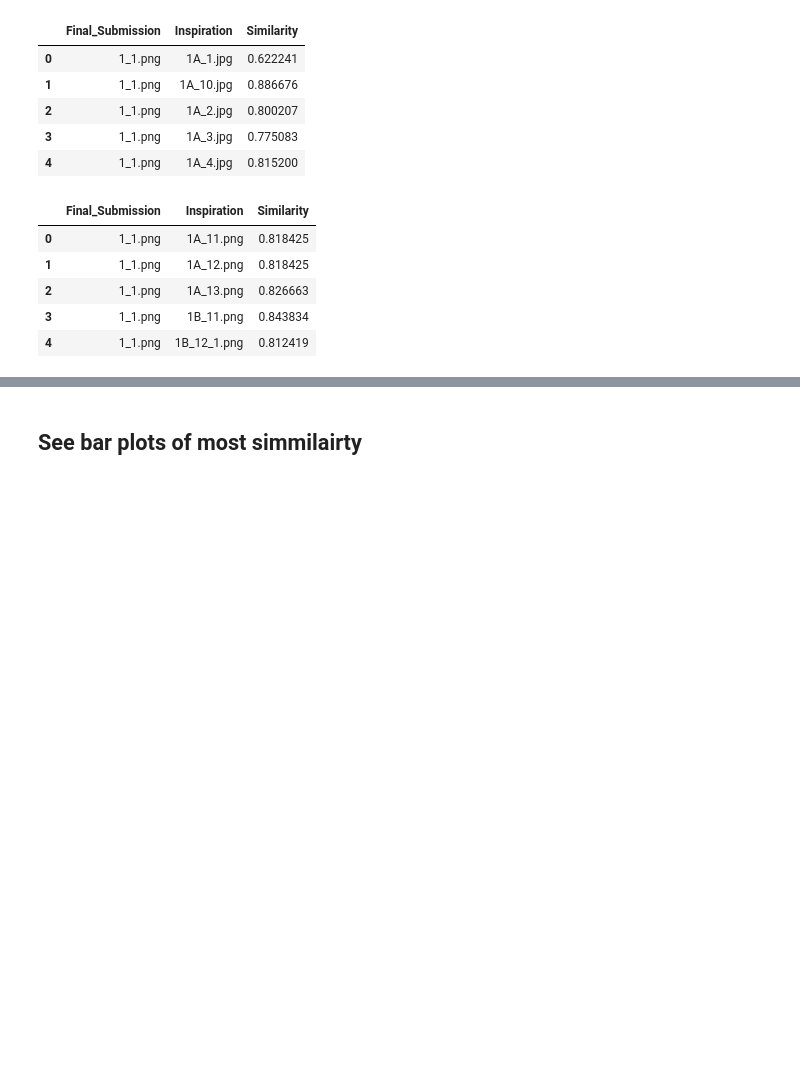
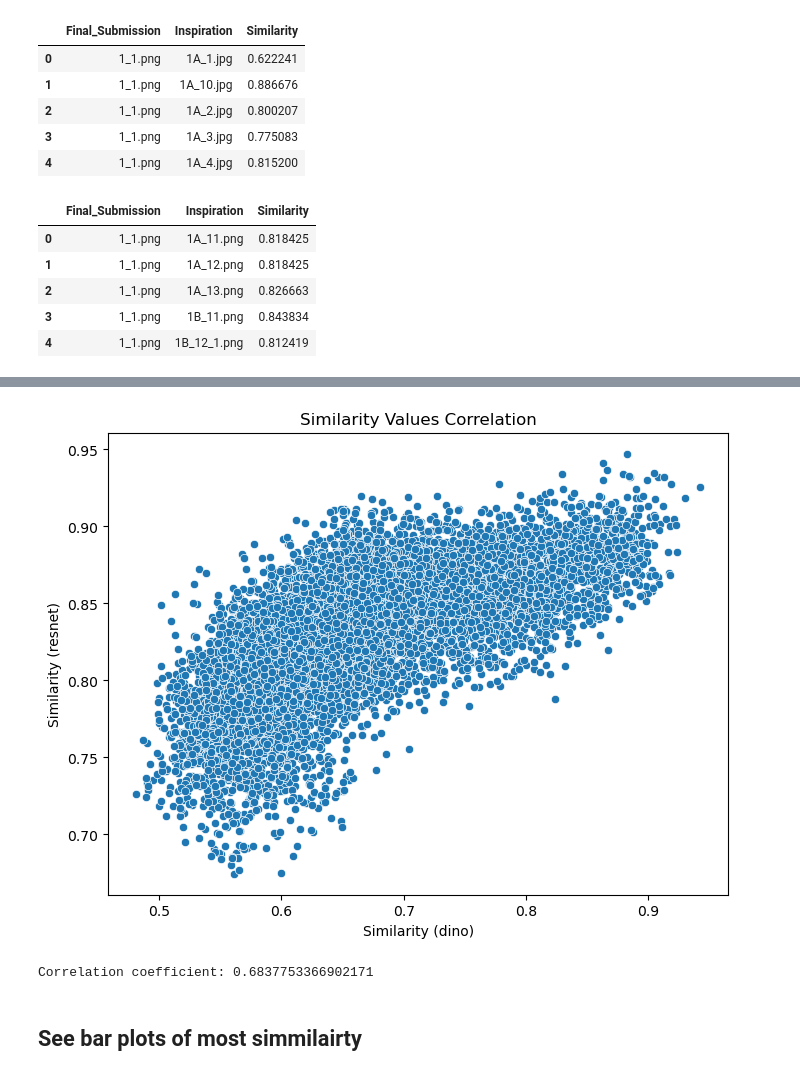
Before and after one commit to adamtms/AI-nspired, a Jupyter notebook: different_simmilarity_metrics.ipynb, the cells around one changed output, grey strips where cells are left out. Saved outputs shown, nothing was run; the diff lists cells and outputs as text; code cells hidden in the pictures; blank space fills up the shorter version.

```diff
--- a/different_simmilarity_metrics.ipynb
+++ b/different_simmilarity_metrics.ipynb
@@ -200,2 +173,20 @@ plt.show()
+# %%
+# Merge the two dataframes on 'Final_Submission' and 'Inspiration'
+merged_df = pd.merge(dinos, resnets, on=['Final_Submission', 'Inspiration'], suffixes=('_df1', '_df2'))
+
+# Plot the correlation using a scatter plot
+plt.figure(figsize=(8, 6))
+sns.scatterplot(data=merged_df, x='Similarity_df1', y='Similarity_df2')
+plt.title('Similarity Values Correlation')
+plt.xlabel('Similarity (dino)')
+plt.ylabel('Similarity (resnet)')
+plt.show()
+
+# Compute and print the correlation coefficient
+correlation = merged_df['Similarity_df1'].corr(merged_df['Similarity_df2'])
+print(f'Correlation coefficient: {correlation}')
+# %% [output]
+[figure, added]
+Correlation coefficient: 0.6837753366902171
 # %% [markdown]
 ## See bar plots of most simmilairty
```
Also changed, not shown: parts of 9 cells of this notebook, 1 other file.
